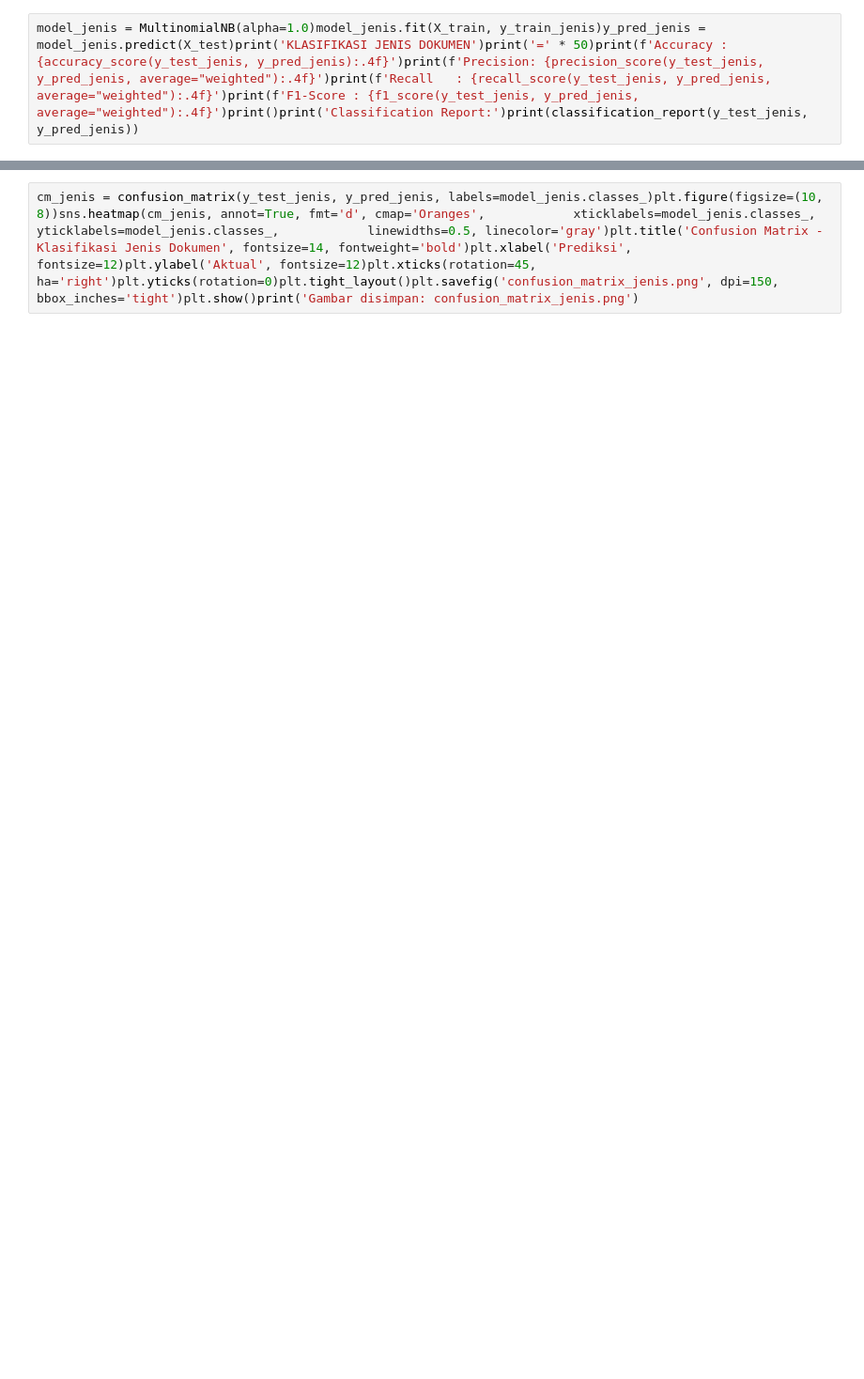
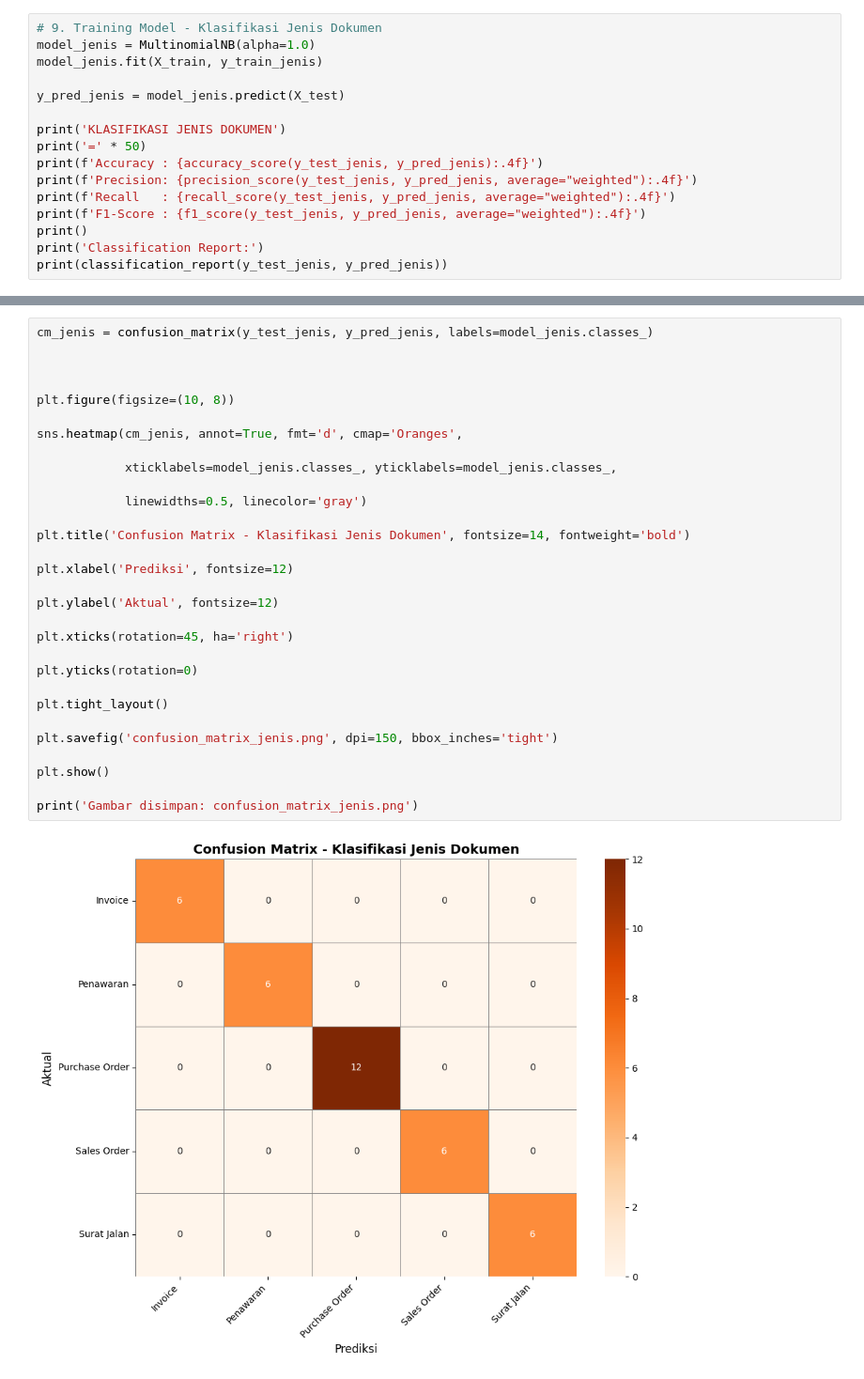
Before and after one commit to yjm26/pengarsipan-almex-bintang-timur, a Jupyter notebook: notebooks/Training_Model_Produksi.ipynb, the cells around one changed output, grey strips where cells are left out. Shown at 94% size. Saved outputs shown, nothing was run; the diff lists cells and outputs as text; blank space fills up the shorter version.

```diff
--- a/notebooks/Training_Model_Produksi.ipynb
+++ b/notebooks/Training_Model_Produksi.ipynb
@@ -19,2 +475,16 @@ cm_arah = confusion_matrix(y_test_arah, y_pred_arah, labels=model_arah.classes_)
 # %%
-model_jenis = MultinomialNB(alpha=1.0)model_jenis.fit(X_train, y_train_jenis)y_pred_jenis = model_jenis.predict(X_test)print('KLASIFIKASI JENIS DOKUMEN')print('=' * 50)print(f'Accuracy : {accuracy_score(y_test_jenis, y_pred_jenis):.4f}')print(f'Precision: {precision_score(y_test_jenis, y_pred_jenis, average="weighted"):.4f}')print(f'Recall   : {recall_score(y_test_jenis, y_pred_jenis, average="weighted"):.4f}')print(f'F1-Score : {f1_score(y_test_jenis, y_pred_jenis, average="weighted"):.4f}')print()print('Classification Report:')print(classification_report(y_test_jenis, y_pred_jenis))
+# 9. Training Model - Klasifikasi Jenis Dokumen
+model_jenis = MultinomialNB(alpha=1.0)
+model_jenis.fit(X_train, y_train_jenis)
+
+y_pred_jenis = model_jenis.predict(X_test)
+
+print('KLASIFIKASI JENIS DOKUMEN')
+print('=' * 50)
+print(f'Accuracy : {accuracy_score(y_test_jenis, y_pred_jenis):.4f}')
+print(f'Precision: {precision_score(y_test_jenis, y_pred_jenis, average="weighted"):.4f}')
+print(f'Recall   : {recall_score(y_test_jenis, y_pred_jenis, average="weighted"):.4f}')
+print(f'F1-Score : {f1_score(y_test_jenis, y_pred_jenis, average="weighted"):.4f}')
+print()
+print('Classification Report:')
+print(classification_report(y_test_jenis, y_pred_jenis))
@@ -21,2 +513,32 @@ model_jenis = MultinomialNB(alpha=1.0)model_jenis.fit(X_train, y_train_jenis)y_p
 # %%
-cm_jenis = confusion_matrix(y_test_jenis, y_pred_jenis, labels=model_jenis.classes_)plt.figure(figsize=(10, 8))sns.heatmap(cm_jenis, annot=True, fmt='d', cmap='Oranges',            xticklabels=model_jenis.classes_, yticklabels=model_jenis.classes_,            linewidths=0.5, linecolor='gray')plt.title('Confusion Matrix - Klasifikasi Jenis Dokumen', fontsize=14, fontweight='bold')plt.xlabel('Prediksi', fontsize=12)plt.ylabel('Aktual', fontsize=12)plt.xticks(rotation=45, ha='right')plt.yticks(rotation=0)plt.tight_layout()plt.savefig('confusion_matrix_jenis.png', dpi=150, bbox_inches='tight')plt.show()print('Gambar disimpan: confusion_matrix_jenis.png')
+cm_jenis = confusion_matrix(y_test_jenis, y_pred_jenis, labels=model_jenis.classes_)
+
+
+
+plt.figure(figsize=(10, 8))
+
+sns.heatmap(cm_jenis, annot=True, fmt='d', cmap='Oranges',
+
+            xticklabels=model_jenis.classes_, yticklabels=model_jenis.classes_,
+
+            linewidths=0.5, linecolor='gray')
+
+plt.title('Confusion Matrix - Klasifikasi Jenis Dokumen', fontsize=14, fontweight='bold')
+
+plt.xlabel('Prediksi', fontsize=12)
+
+plt.ylabel('Aktual', fontsize=12)
+
+plt.xticks(rotation=45, ha='right')
+
+plt.yticks(rotation=0)
+
+plt.tight_layout()
+
+plt.savefig('confusion_matrix_jenis.png', dpi=150, bbox_inches='tight')
+
+plt.show()
+
+print('Gambar disimpan: confusion_matrix_jenis.png')
+# %% [output]
+[figure, added]
```
Also changed, not shown: parts of 26 cells of this notebook.
